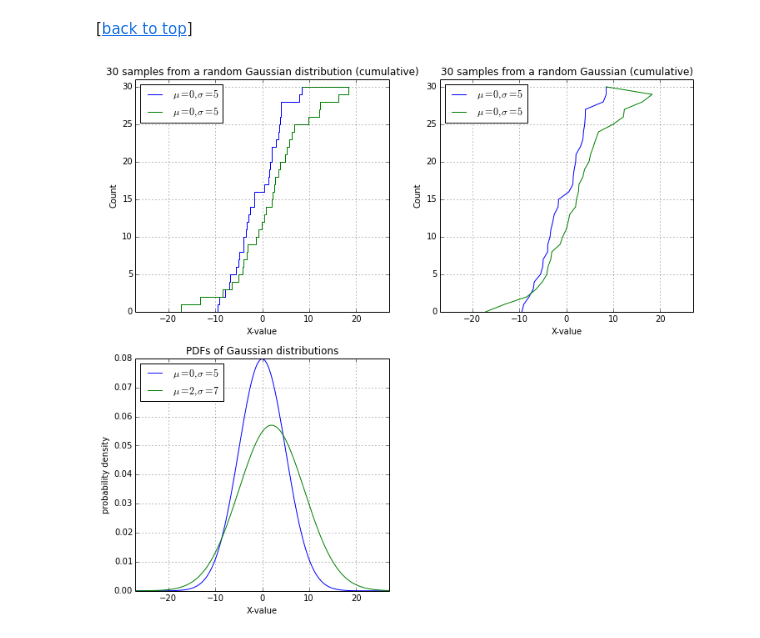
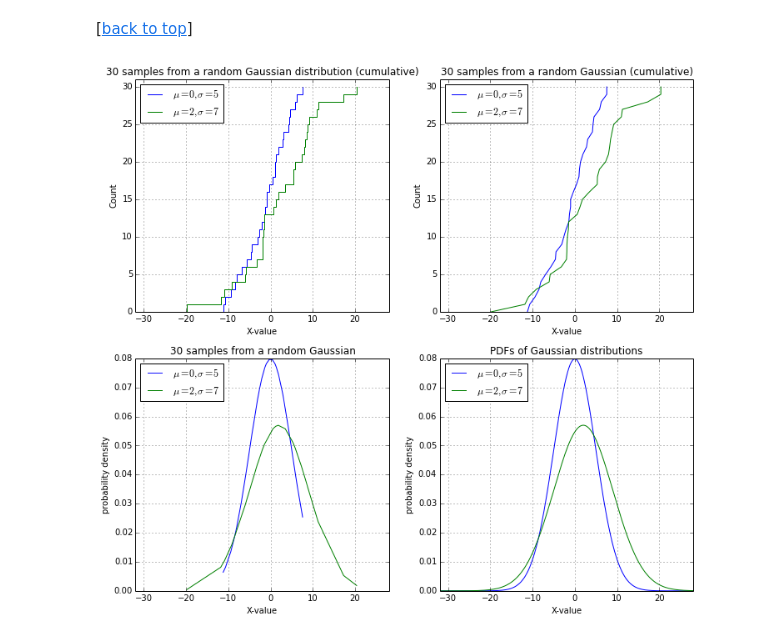
Before and after one commit to rasbt/matplotlib-gallery, a Jupyter notebook: ipynb/lineplots.ipynb, the cells around one changed output. Cells and saved outputs as stored; diff of their text form; code cells hidden in the pictures.

```diff
--- a/ipynb/lineplots.ipynb
+++ b/ipynb/lineplots.ipynb
@@ -194,7 +194,7 @@ def pdf(x, mu=0, sigma=1):
     return term1 * term2
 
 
-
+# Drawing sample date poi
 ##################################################
 
 # Random Gaussian data (mean=0, stdev=5)
@@ -216,7 +216,7 @@ fig.set_size_inches(12,11)
 # Cumulative distributions, stepwise:
 plt.subplot(2,2,1)
 plt.step(np.concatenate([data1, data1[[-1]]]), np.arange(data1.size+1), label='$\mu=0, \sigma=5$')
-plt.step(np.concatenate([data2, data2[[-1]]]), np.arange(data2.size+1), label='$\mu=0, \sigma=5$')
+plt.step(np.concatenate([data2, data2[[-1]]]), np.arange(data2.size+1), label='$\mu=2, \sigma=7$')
 
 plt.title('30 samples from a random Gaussian distribution (cumulative)')
 plt.ylabel('Count')
@@ -230,33 +230,50 @@ plt.grid()
 plt.subplot(2,2,2)
 
 plt.plot(np.concatenate([data1, data1[[-1]]]), np.arange(data1.size+1), label='$\mu=0, \sigma=5$')
-plt.plot(np.concatenate([data2, data2[[-1]]]), np.arange(data2.size+1), label='$\mu=0, \sigma=5$')
+plt.plot(np.concatenate([data2, data2[[-1]]]), np.arange(data2.size+1), label='$\mu=2, \sigma=7$')
 
 plt.title('30 samples from a random Gaussian (cumulative)')
 plt.ylabel('Count')
 plt.xlabel('X-value')
 plt.legend(loc='upper left')
 plt.xlim([min_val, max_val])
 plt.ylim([0, data1.size+1])
 plt.grid()
 
+
+# Probability densities of the sample points function
+plt.subplot(2,2,3)
+
+pdf1 = pdf(data1, mu=0, sigma=5)
+pdf2 = pdf(data2, mu=2, sigma=7)
+plt.plot(data1, pdf1, label='$\mu=0, \sigma=5$')
+plt.plot(data2, pdf2, label='$\mu=2, \sigma=7$')
+
+plt.title('30 samples from a random Gaussian')
+plt.legend(loc='upper left')
+plt.xlabel('X-value')
+plt.ylabel('probability density')
+plt.xlim([min_val, max_val])
+plt.grid()
+
+
 # Probability density function
-plt.subplot(2,2,3)
+plt.subplot(2,2,4)
 
 x = np.arange(min_val, max_val, 0.05)
 
 pdf1 = pdf(x, mu=0, sigma=5)
 pdf2 = pdf(x, mu=2, sigma=7)
 plt.plot(x, pdf1, label='$\mu=0, \sigma=5$')
 plt.plot(x, pdf2, label='$\mu=2, \sigma=7$')
 
 plt.title('PDFs of Gaussian distributions')
 plt.legend(loc='upper left')
 plt.xlabel('X-value')
 plt.ylabel('probability density')
 plt.xlim([min_val, max_val])
 plt.grid()
 
 plt.show()
 # %% [output]
-[figure, old version]
+[figure, new version]
```
